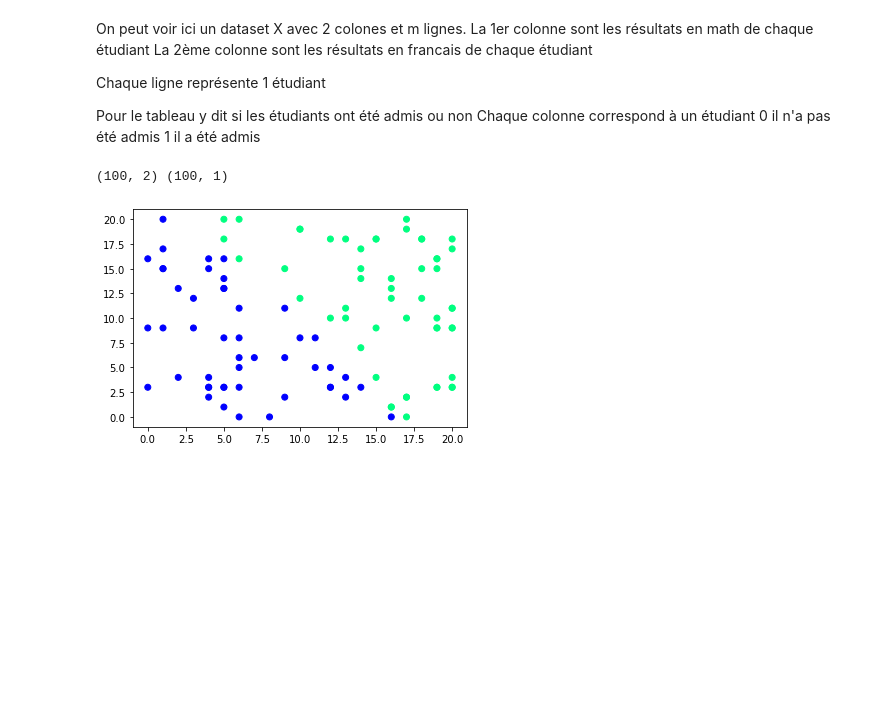
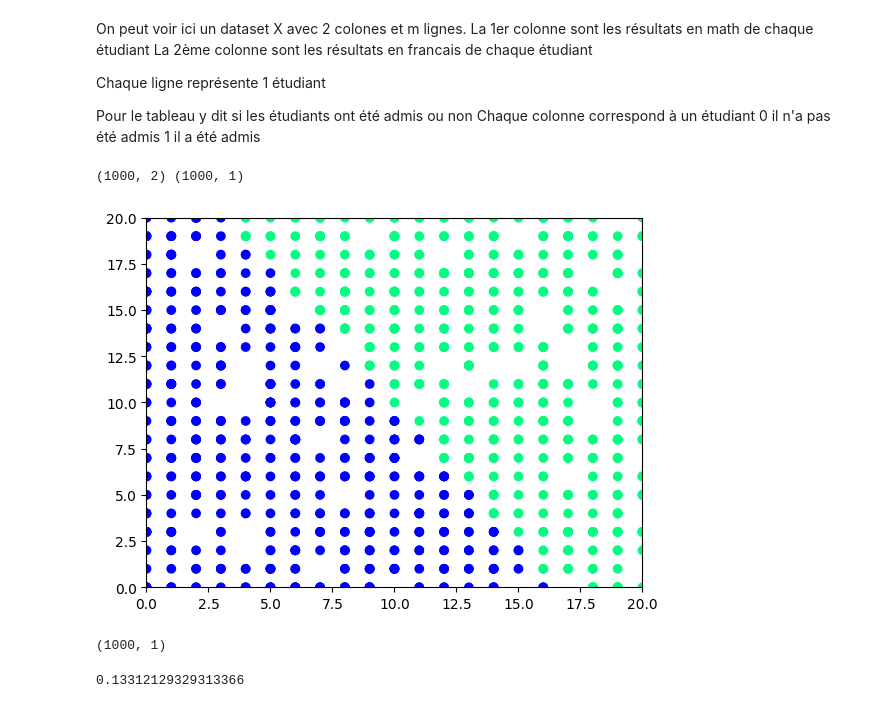
Before and after one commit to al3x6/Machine_learning, a Jupyter notebook: FI-Araujo-AlexisMiniProjet/FI-Araujo-AlexisMiniProjet.ipynb, the cells around one changed output. Drawn from its saved outputs; the diff is of its cells as text; code cells hidden in the pictures; blank space fills up the shorter version.

```diff
--- a/FI-Araujo-AlexisMiniProjet/FI-Araujo-AlexisMiniProjet.ipynb
+++ b/FI-Araujo-AlexisMiniProjet/FI-Araujo-AlexisMiniProjet.ipynb
@@ -13,7 +13,7 @@ import matplotlib.pyplot as plt
 ## Création du dataSet
 # %%
 # Définir le nombre d'échantillons (m) et le nombre de caractéristiques (n)
-m = 100  # Le nombre d'étudiants souhaité
+m = 1000  # Le nombre d'étudiants souhaité
 n = 2    # Nombre de caractéristiques (par exemple, notes en mathématiques et en français)
 # %%
 # Générer des données aléatoires pour les caractéristiques (notes)
@@ -59,13 +68,15 @@ Chaque colonne correspond à un étudiant
 y = y.reshape(y.shape[0], 1)
 print(X.shape,y.shape)
 # %% [output]
-(100, 2) (100, 1)
+(1000, 2) (1000, 1)
 # %%
 # Affichage de la dispersion de vos données
 plt.scatter(X[:, 0], X[:, 1], c=y, cmap='winter')
+plt.xlim(0, 20)  # Limiter l'axe x de 0 à 20
+plt.ylim(0, 20)  # Limiter l'axe y de 0 à 20
 plt.show()
 # %% [output]
-[figure, old version]
+[figure, new version]
 # %%
 def initialisation(X):
     W=np.random.randn(X.shape[1],1)
@@ -76,9 +87,18 @@ def model(X,W,b):
     Z=X.dot(W)+b
     A=1/(1+np.exp(-Z))
     return A
+# %%
+A=model(X,W,b)
+A.shape
+# %% [output]
+(1000, 1)
 # %%
 def logLoss(A,y):
     return 1/len(y)*np.sum(-y*np.log(A)-(1-y)*np.log(1-A))
+# %%
+logLoss(A,y)
+# %% [output]
+0.13312129329313366
 # %%
 def gradients (A,X,y):
     dW=1/len(y)*np.dot(X.T,A-y)
```
Also changed, not shown: parts of 8 cells of this notebook.
